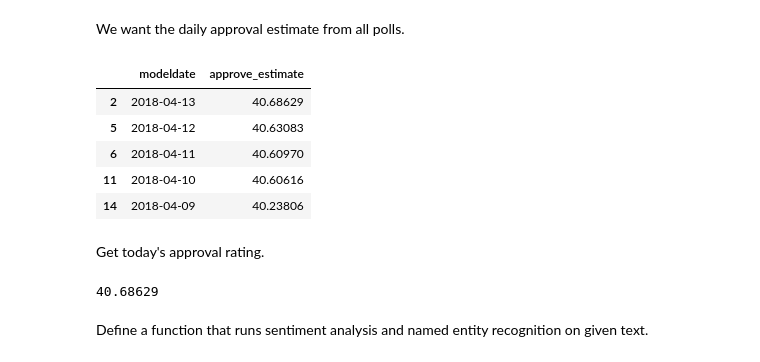
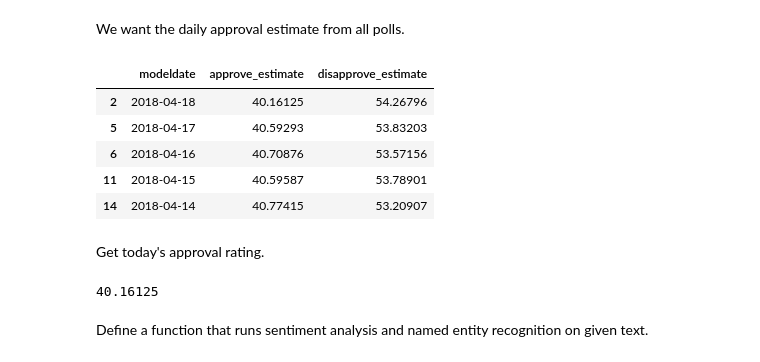
Before and after one commit to Capital-News-Service/daily-trump-snapshot, a Jupyter notebook: daily_trump_snapshot.ipynb, the cells around one changed output. Drawn from its saved outputs; the diff is of its cells as text; code cells hidden in the pictures.

```diff
--- a/daily_trump_snapshot.ipynb
+++ b/daily_trump_snapshot.ipynb
@@ -40,22 +42,24 @@ df.head()
 # %% [markdown]
 We want the daily approval estimate from all polls.
 # %%
-approval_estimates = df[df['subgroup'] == 'All polls'][['modeldate','approve_estimate']]
+approval_estimates = df[df['subgroup'] == 'All polls'][['modeldate','approve_estimate','disapprove_estimate']]
 approval_estimates.head()
 # %% [output]
-|  | modeldate | approve_estimate |
-| 2 | 2018-04-13 | 40.68629 |
-| 5 | 2018-04-12 | 40.63083 |
-| 6 | 2018-04-11 | 40.60970 |
-| 11 | 2018-04-10 | 40.60616 |
-| 14 | 2018-04-09 | 40.23806 |
+|  | modeldate | approve_estimate | disapprove_estimate |
+| 2 | 2018-04-18 | 40.16125 | 54.26796 |
+| 5 | 2018-04-17 | 40.59293 | 53.83203 |
+| 6 | 2018-04-16 | 40.70876 | 53.57156 |
+| 11 | 2018-04-15 | 40.59587 | 53.78901 |
+| 14 | 2018-04-14 | 40.77415 | 53.20907 |
 # %% [markdown]
 Get today's approval rating.
 # %%
-current_approval = approval_estimates[approval_estimates['modeldate'] == datetime.now().date()]['approve_estimate'][0]
+current_approval = approval_estimates[approval_estimates['modeldate'] == datetime.now().date()]['approve_estimate'].values[0]
+current_disapproval = approval_estimates[approval_estimates['modeldate'] == datetime.now().date()]['disapprove_estimate'].values[0]
+
 print(current_approval)
 # %% [output]
-40.68629
+40.16125
 # %% [markdown]
 Define a function that runs sentiment analysis and named entity recognition on given text.
 # %%
```
Also changed, not shown: parts of 14 cells of this notebook.
